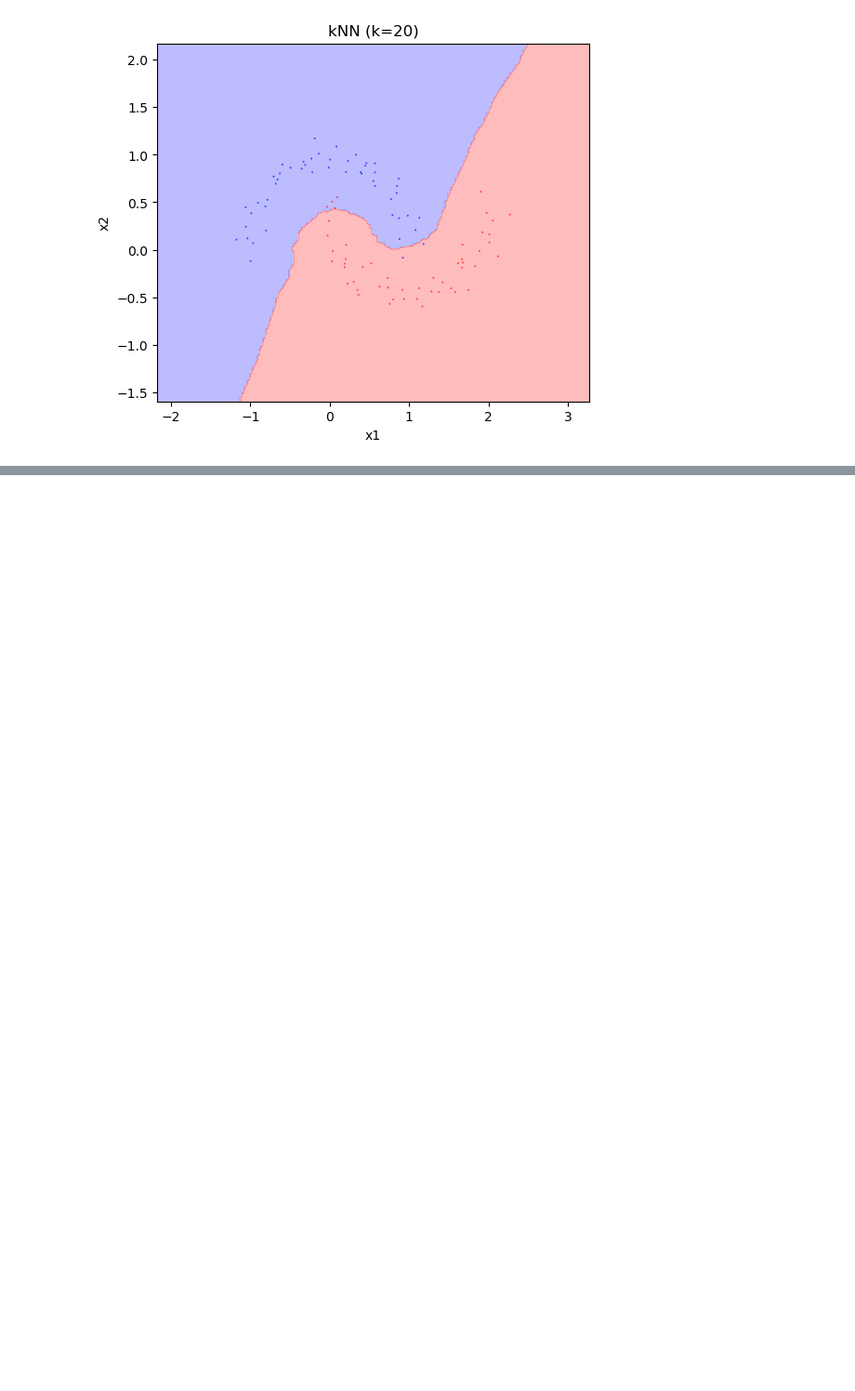
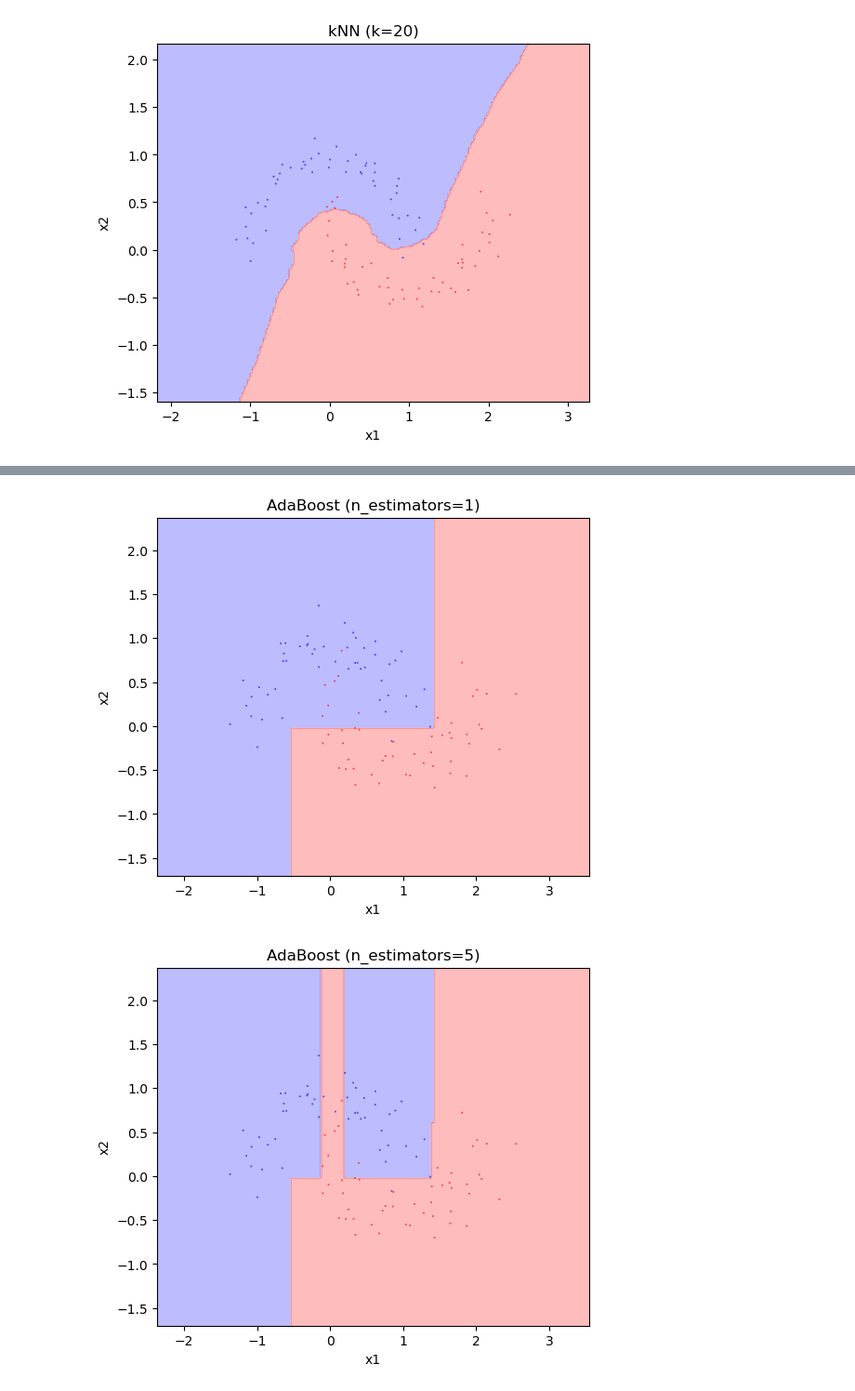
Before and after one commit to imanmossavat/ml-teaching-materials-fontys, a Jupyter notebook: ML Studio/S1_understanding_models_visually.ipynb, the cells around one changed output, grey strips where cells are left out. Shown at 93% size. Saved outputs shown, nothing was run; the diff lists cells and outputs as text; code cells hidden in the pictures; blank space fills up the shorter version.

```diff
--- a/ML Studio/S1_understanding_models_visually.ipynb
+++ b/ML Studio/S1_understanding_models_visually.ipynb
@@ -149,8 +149,8 @@ plot_decision_boundary(model, X, y, title=name)
 # %% [markdown]
 So we need non-linear models, and those that can use their flexibility correclty, unlike a single tree.
 # %%
-n_samples= 100
-noise= 0.2
+n_samples= 1000
+noise= 0.1
 X, y = make_moons(noise= noise, random_state=42,n_samples=n_samples)
 
 
@@ -212,0 +225,19 @@ for k in [1, 5, 20]:
+# %%
+n_samples= 100
+noise= 0.2
+X, y = make_moons(noise= noise, random_state=42,n_samples=n_samples)
+
+
+
+
+for n in [1, 5, 10, 20, 100]:
+    model = AdaBoostClassifier(
+        estimator=DecisionTreeClassifier(max_depth=2),
+        n_estimators=n,
+        random_state=42
+    )
+    model.fit(X, y)
+    plot_decision_boundary(model, X, y, title=f"AdaBoost (n_estimators={n})")
+# %% [output]
+[figure, added]
+[figure, added]
```
Also changed, not shown: parts of 4 cells of this notebook.
